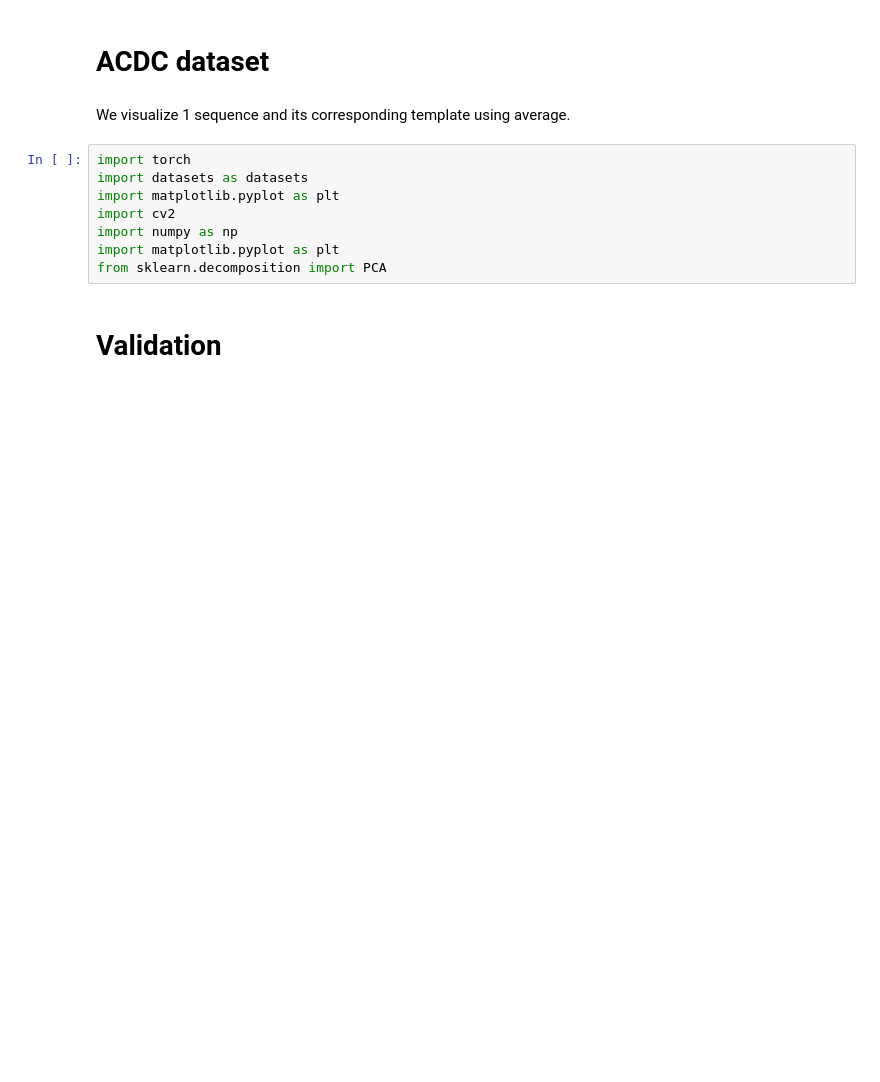
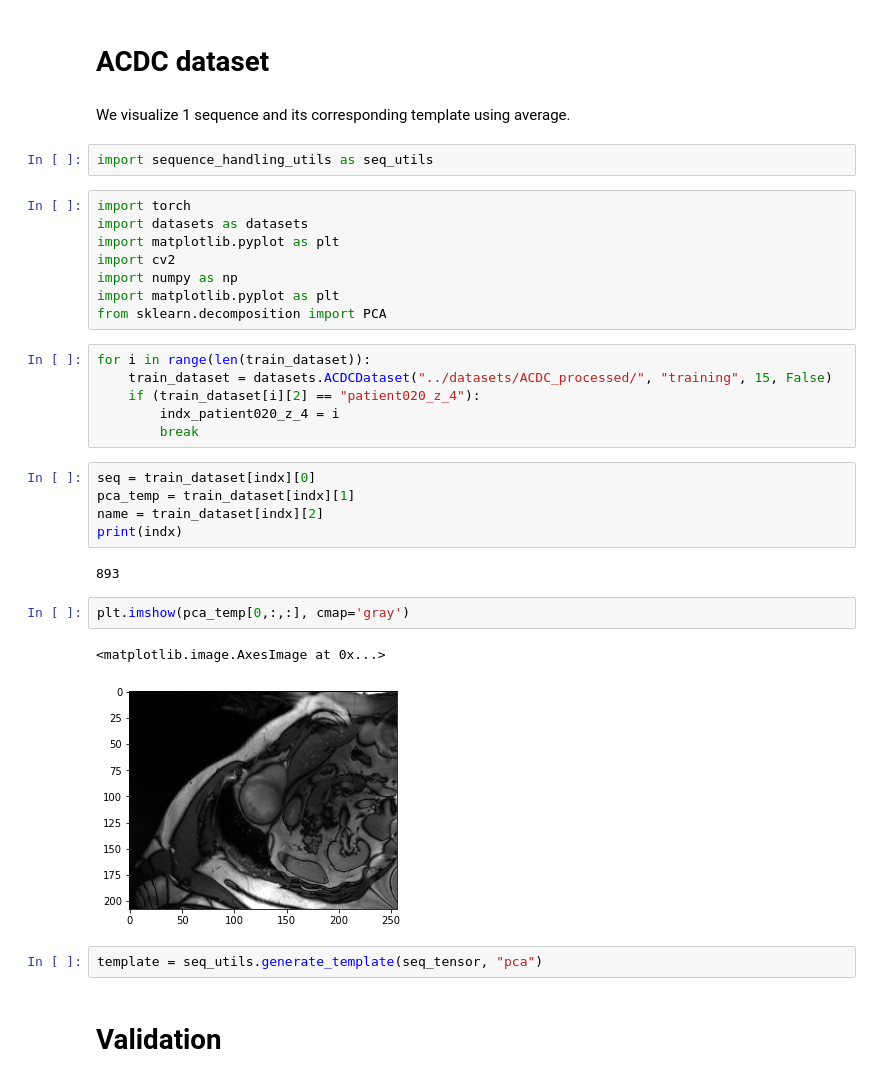
Before and after one commit to ManalHamdi/RAFT, a Jupyter notebook: core/DataVisualisation.ipynb, the cells around one changed output. Saved outputs shown, nothing was run; the diff lists cells and outputs as text; blank space fills up the shorter version.

```diff
--- a/core/DataVisualisation.ipynb
+++ b/core/DataVisualisation.ipynb
@@ -2,6 +2,8 @@
 # ACDC dataset
 # %% [markdown]
 We visualize 1 sequence and its corresponding template using average.
+# %%
+import sequence_handling_utils as seq_utils
 # %%
 import torch
 import datasets as datasets
@@ -10,6 +12,26 @@ import cv2
 import numpy as np
 import matplotlib.pyplot as plt
 from sklearn.decomposition import PCA
+# %%
+for i in range(len(train_dataset)):
+    train_dataset = datasets.ACDCDataset("../datasets/ACDC_processed/", "training", 15, False)
+    if (train_dataset[i][2] == "patient020_z_4"):
+        indx_patient020_z_4 = i
+        break
+# %%
+seq = train_dataset[indx][0]
+pca_temp = train_dataset[indx][1]
+name = train_dataset[indx][2]
+print(indx)
+# %% [output]
+893
+# %%
+plt.imshow(pca_temp[0,:,:], cmap='gray')
+# %% [output]
+<matplotlib.image.AxesImage at 0x...>
+[figure, added]
+# %%
+template = seq_utils.generate_template(seq_tensor, "pca")
 # %% [markdown]
 # Validation
 # %%
```
Also changed, not shown: 3 other files.
